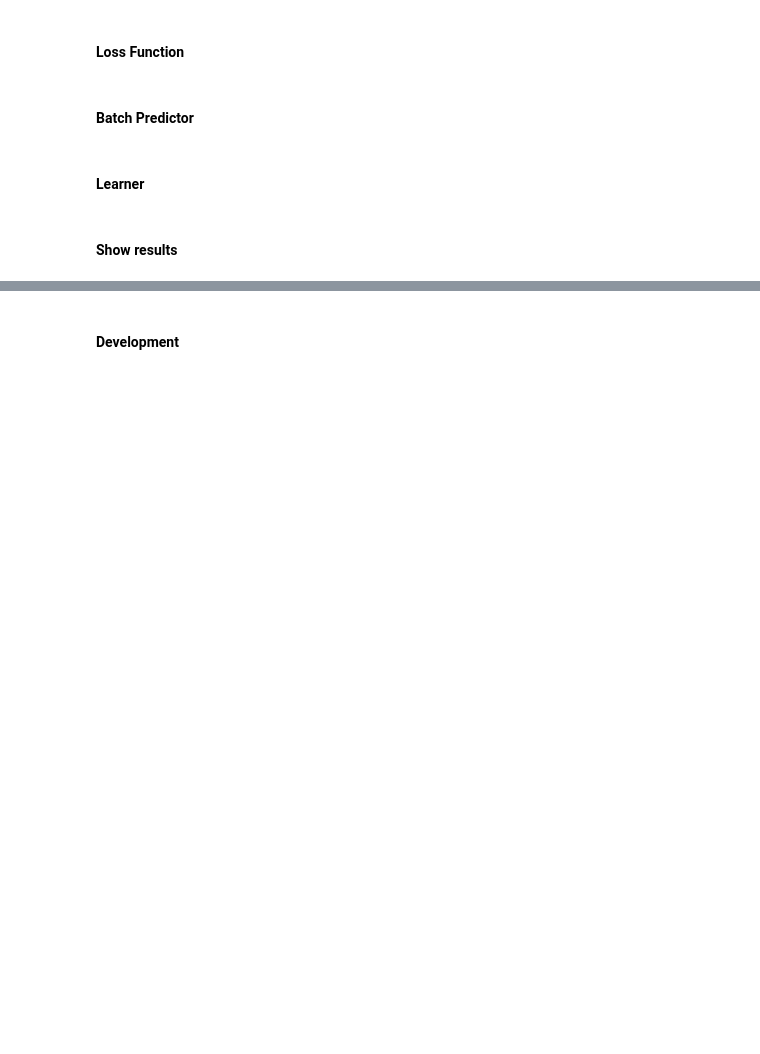
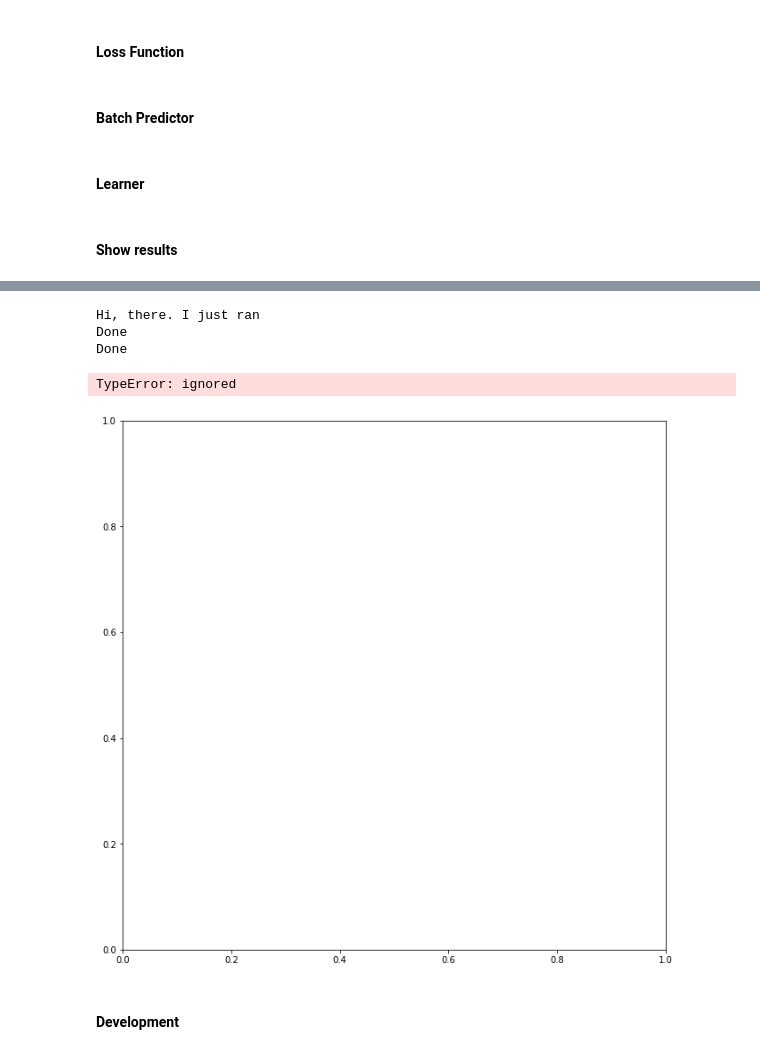
Before and after one commit to jav0927/AI, a Jupyter notebook: Fastai2_SSD_280_GouAug.ipynb, the cells around one changed output, grey strips where cells are left out. Drawn from its saved outputs; the diff is of its cells as text; code cells hidden in the pictures; blank space fills up the shorter version.

```diff
--- a/Fastai2_SSD_280_GouAug.ipynb
+++ b/Fastai2_SSD_280_GouAug.ipynb
@@ -1200,3 +1174,19 @@ learn = Learner(dlrs, mod, loss_func=loss_func, splitter=model_split, cbs=[Batch
 # %% [markdown]
 #### Show results
+# %%
+#@typedispatch
+def show_results(x:TensorImage, y:(TensorMask, TensorPoint, TensorBBox), samples, outs, ctxs=None, max_n=6, nrows=None, ncols=1, figsize=None, **kwargs):
+    if ctxs is None: ctxs = get_grid(min(len(samples), max_n), nrows=nrows, ncols=ncols, add_vert=1, figsize=figsize, double=True,
+                                     title='Target/Prediction')
+    for i in range(2):
+        ctxs[::2] = [b.show(ctx=c, **kwargs) for b,c,_ in zip(samples.itemgot(i),ctxs[::2],range(2*max_n))]
+    for o in [samples,outs]:
+        ctxs[1::2] = [b.show(ctx=c, **kwargs) for b,c,_ in zip(o.itemgot(0),ctxs[1::2],range(2*max_n))]
+    return ctxs
+# %%
+#@typedispatch
+def show_results(x:TensorImage, y, samples, outs, ctxs=None, max_n=10, nrows=None, ncols=None, figsize=None, **kwargs):
+    if ctxs is None: ctxs = get_grid(min(len(samples), max_n), nrows=nrows, ncols=ncols, add_vert=1, figsize=figsize)
+    ctxs = show_results[object](x, y, samples, outs, ctxs=ctxs, max_n=max_n, **kwargs)
+    return ctxs
 # %%
@@ -1216,25 +1215,4 @@ def show_results(x:Learner, ds_idx=1, dl=None, max_n=9, shuffle=True, **kwargs):
-# %%
-# I wrote my own show_results method because the Fastai version is broken
-
-def show_results(x:Learner, ds_idx=1, dl=None, max_n=9, shuffle=True, **kwargs):
-  ''' Display resulting images from a dataset
-      input
-          ds_idx:     Index of dataloader
-          dl:         Data loader, if one is given instead of ds_index
-          max_n:      Maximun number of images to display
-          shuffle:    if True, shufle images (only works if ds_idx is given)'''
-  learn.training = False                                # Set the learner to Validation mode
-  if dl is None: dl = x.dls[ds_idx].new(shuffle=True)   # Create a new dataloader from the given ds_idx
-  im, b, c = dl.one_batch()                             # Create one batch
-
-  b = TensorBBox(fake_na_boxes(flip_on_y_axis(rotate_90_plus(b)))) # A Hack! The standard sow_results rotates boxes by 90 counterclocwise. This hack remedies this condition
-  #save_file(b, 'boxes')
-  #save_file(c, 'classes')
-
-  btch = (im, b, c)                                        # Restore batch
-  _,_,preds = x.get_preds(dl=[btch], with_decoded=True)  # Calculate predictions (triggers batch predictions)
-  import pdb;pdb.set_trace()
-  x.dls.show_results(btch, preds, max_n=max_n, figsize=(11,11), **kwargs)    # Show results
 # %%
 learn.cbs[3].threshold=0.99995
-show_results(learn, ds_idx=1, max_n=2)
+show_results(learn, ds_idx=1, max_n=1)
+# %% [output]
@@ -1241,3 +1220,8 @@ show_results(learn, ds_idx=1, max_n=2)
+Hi, there. I just ran
+Done
+Done
+TypeError: ignored
+[figure, added]
 # %% [markdown]
 #### Development
 # %%
```
Also changed, not shown: parts of 26 cells of this notebook.
